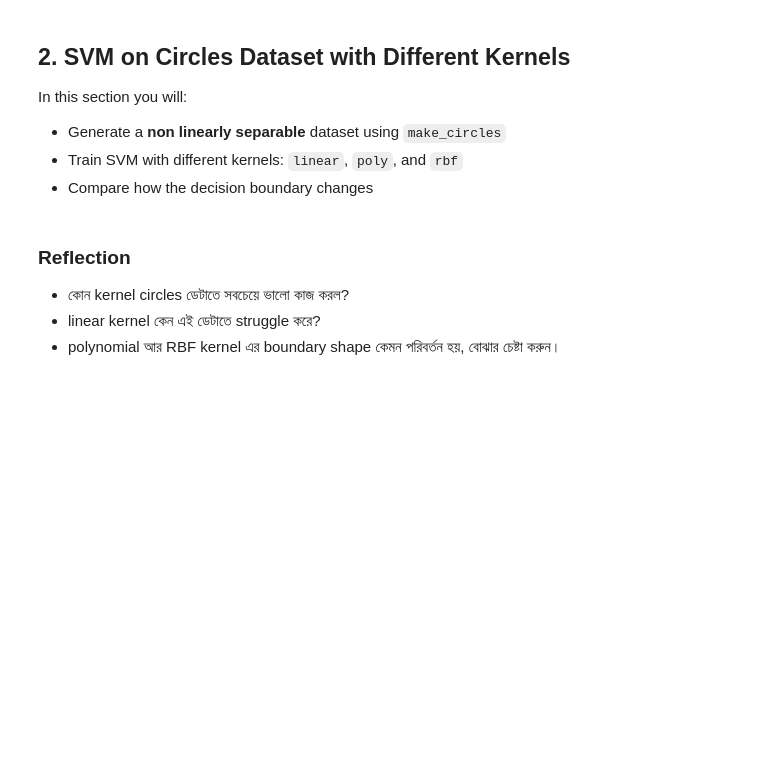
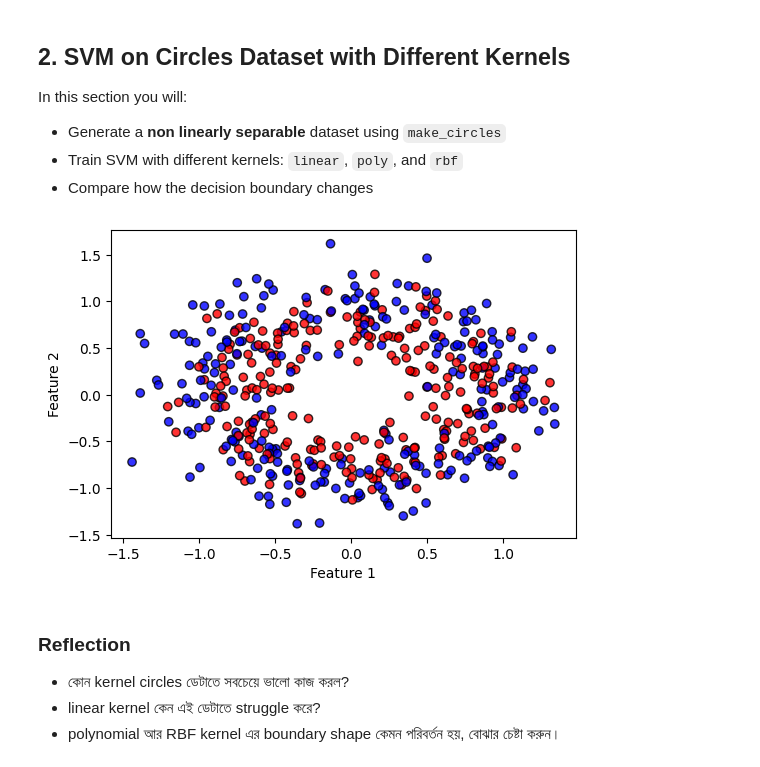
Before and after one commit to hijbullahx/AI-ML-with-phitron, a Jupyter notebook: 02_Machine_Learning/15/Module_15_Practice.ipynb, the cells around one changed output. Cells and saved outputs as stored; diff of their text form; code cells hidden in the pictures; blank space fills up the shorter version.

```diff
--- a/02_Machine_Learning/15/Module_15_Practice.ipynb
+++ b/02_Machine_Learning/15/Module_15_Practice.ipynb
@@ -31,15 +31,21 @@ In this section you will:
 - Train SVM with different kernels: `linear`, `poly`, and `rbf`
 - Compare how the decision boundary changes
 # %%
+from numpy.random.mtrand import random
 # 2.1 Generate circles dataset
 # TODO: use make_circles to generate a dataset with 500 samples
 # Hint: use noise around 0.2 and factor around 0.5
-
-# X_circ, y_circ = make_circles(...)
+X_cir, y_cir = make_circles(n_samples=500, noise=0.2, random_state = 42)
 # %%
 # 2.2 Visualise the raw circles dataset
 # TODO: create a scatter plot of the circles dataset
 # Hint: use plt.scatter with c=y_circ and cmap='bwr'
+plt.scatter(X_cir[:,0], X_cir[:,1], c = y_cir, cmap='bwr', edgecolors='k', alpha = 0.8)
+plt.xlabel('Feature 1')
+plt.ylabel('Feature 2')
+plt.show()
+# %% [output]
+[figure, added]
 # %%
 # 2.3 Train test split and scaling
 # TODO: split the data into train and test sets
```
Also changed, not shown: parts of 1 cell of this notebook.
